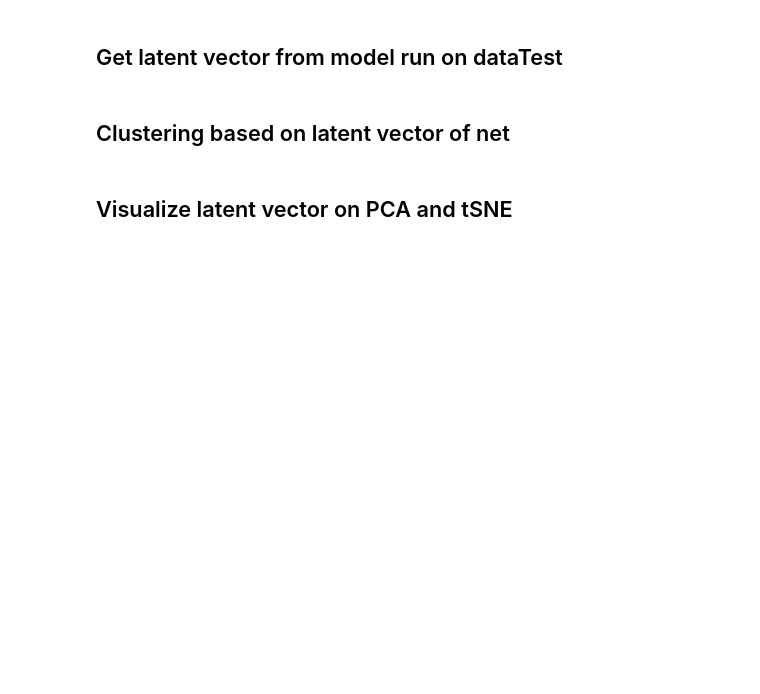
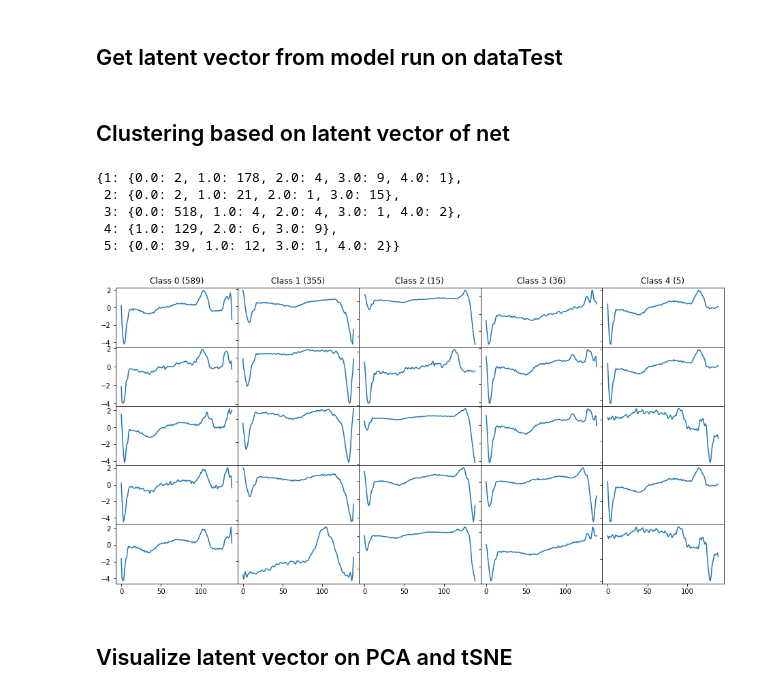
Before and after one commit to Flavio-96/K-AE-for-Time-Series, a Jupyter notebook: jupyter/Autoencoder_for_time_series.ipynb, the cells around one changed output. Saved outputs shown, nothing was run; the diff lists cells and outputs as text; code cells hidden in the pictures; blank space fills up the shorter version.

Commit message:
Clustering group added

```diff
--- a/jupyter/Autoencoder_for_time_series.ipynb
+++ b/jupyter/Autoencoder_for_time_series.ipynb
@@ -339,3 +342,25 @@ res = kmeans.fit_predict(dataTest)+1
+# %%
+from sklearn.cluster import KMeans
+from itertools import groupby
+
+kmeans = KMeans(n_clusters=5, random_state=0)
+res = kmeans.fit_predict(z_run)+1
+kmeans.labels_ +=1
+
+groups = groupby(sorted(zip(tuple(res), tuple(labelsTest))), lambda x: x[0])
+counts = {k: dict(Counter(x[1] for x in g)) for k, g in groups}
+counts
+# %% [output]
+{1: {0.0: 2, 1.0: 178, 2.0: 4, 3.0: 9, 4.0: 1},
+ 2: {0.0: 2, 1.0: 21, 2.0: 1, 3.0: 15},
+ 3: {0.0: 518, 1.0: 4, 2.0: 4, 3.0: 1, 4.0: 2},
+ 4: {1.0: 129, 2.0: 6, 3.0: 9},
+ 5: {0.0: 39, 1.0: 12, 3.0: 1, 4.0: 2}}
+# %%
+pylab.rcParams['figure.figsize'] = (16, 8)
+plot_data(dataTest, labelsTest)
+# %% [output]
+[figure, added]
 # %% [markdown]
 ## Visualize latent vector on PCA and tSNE
 # %%
```
Also changed, not shown: parts of 7 cells of this notebook.
